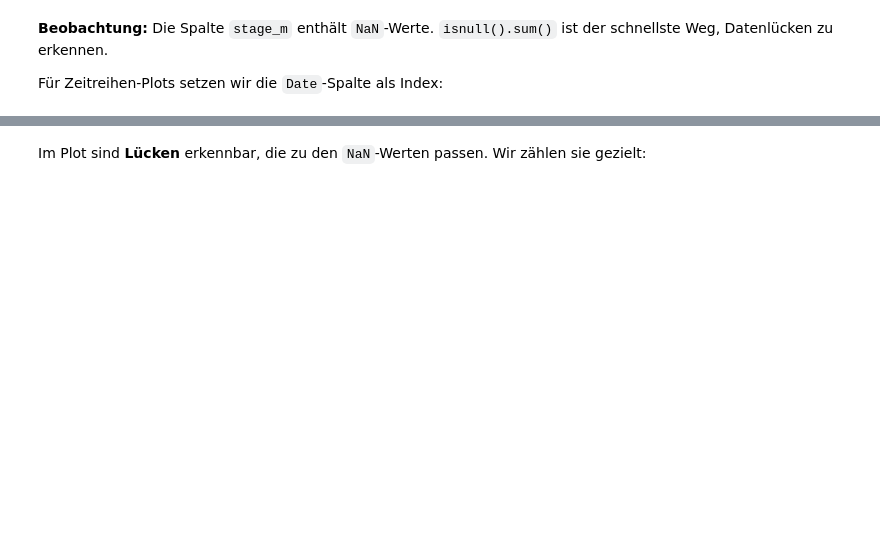
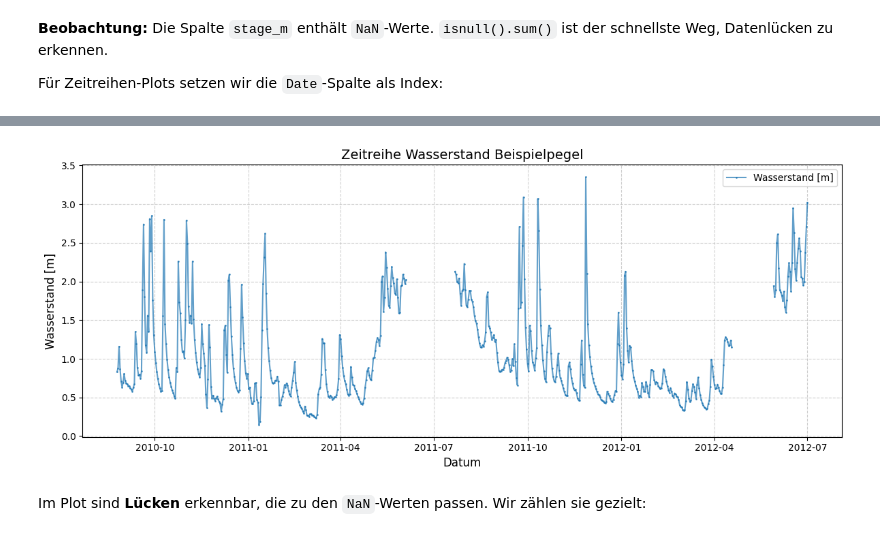
Before and after one commit to gjohnen1/Wassermengenwirtschaft_und_Klimawandel, a Jupyter notebook: Inhalt/Notebooks/Einleitung/Einfuehrung_Datenimport.ipynb, the cells around one changed output, grey strips where cells are left out. Cells and saved outputs as stored; diff of their text form; code cells hidden in the pictures; blank space fills up the shorter version.

Commit message:
Update: CleanUp I/O data after refactoring.

```diff
--- a/Inhalt/Notebooks/Einleitung/Einfuehrung_Datenimport.ipynb
+++ b/Inhalt/Notebooks/Einleitung/Einfuehrung_Datenimport.ipynb
@@ -268,6 +306,6 @@ Wir versuchen zunächst, die Datei mit `pd.read_csv()` direkt zu öffnen — *oh
 # %%
 # Dieser Versuch wird fehlschlagen, da die Datei nicht im aktuellen Verzeichnis liegt.
 try:
-    data = pd.read_csv('Hidden_Creek_stage_data.csv')
+    data = pd.read_csv('Pegel_Beispiel_stage_data.csv')
 except FileNotFoundError as e:
     print(f"Fehler aufgetreten (erwartet): {e}")
@@ -306,16 +377,16 @@ Variablennamen sollten **aussagekräftig** sein und Einheiten *nicht* verschleie
 # %%
 # ----- Variante A: klassisch mit os.path.join (sehr verbreitet in älterem Code) -----
 data_folder_relative = '../../Projekt_Daten/'
-file_name = 'Hidden_Creek_stage_data.csv'
-HC_data_path = os.path.join(data_folder_relative, file_name)
+file_name = 'Pegel_Beispiel_stage_data.csv'
+demo_data_path = os.path.join(data_folder_relative, file_name)
 
 print("Variante A (os.path.join):")
-print(f"  {HC_data_path}")
+print(f"  {demo_data_path}")
 
 # ----- Variante B: modern mit pathlib (Python 3.4+) -----
 data_folder = Path('../../Projekt_Daten')
-HC_data_path_pl = data_folder / file_name   # der '/'-Operator baut den Pfad
+demo_data_path_pl = data_folder / file_name   # der '/'-Operator baut den Pfad
 
 print("\nVariante B (pathlib):")
-print(f"  {HC_data_path_pl}")
-print(f"  existiert? → {HC_data_path_pl.exists()}")
+print(f"  {demo_data_path_pl}")
+print(f"  existiert? → {demo_data_path_pl.exists()}")
@@ -325,7 +403,7 @@ print(f"  existiert? → {HC_data_path_pl.exists()}")
 ### Versuch 2: Datei mit relativem Pfad einlesen
 # %%
 try:
-    df = pd.read_csv(HC_data_path)
+    df = pd.read_csv(demo_data_path)
     print("Datei erfolgreich eingelesen!")
 except FileNotFoundError:
     print("Fehler: Datei nicht unter dem angegebenen Pfad gefunden. Bitte Pfad prüfen!")
@@ -432,18 +593,20 @@ except Exception as e:
 # %%
 # Zeitreihe plotten
 fig, ax = plt.subplots(figsize=(12, 5))
 
 ax.plot(df.index, df['stage_m'], label='Wasserstand [m]',
         marker='.', linestyle='-', markersize=2, alpha=0.7)
 
 ax.set_xlabel('Datum', size=12)
 ax.set_ylabel('Wasserstand [m]', size=12)
-ax.set_title('Zeitreihe Wasserstand Hidden Creek', size=14)
+ax.set_title('Zeitreihe Wasserstand Beispielpegel', size=14)
 ax.legend()
 ax.grid(True, linestyle='--', alpha=0.6)
 
 fig.tight_layout()
 plt.show()
+# %% [output]
+[figure, added]
 # %% [markdown]
 Im Plot sind **Lücken** erkennbar, die zu den `NaN`-Werten passen. Wir zählen sie gezielt:
 # %%
```
Also changed, not shown: parts of 35 cells of this notebook, 33 other files.
